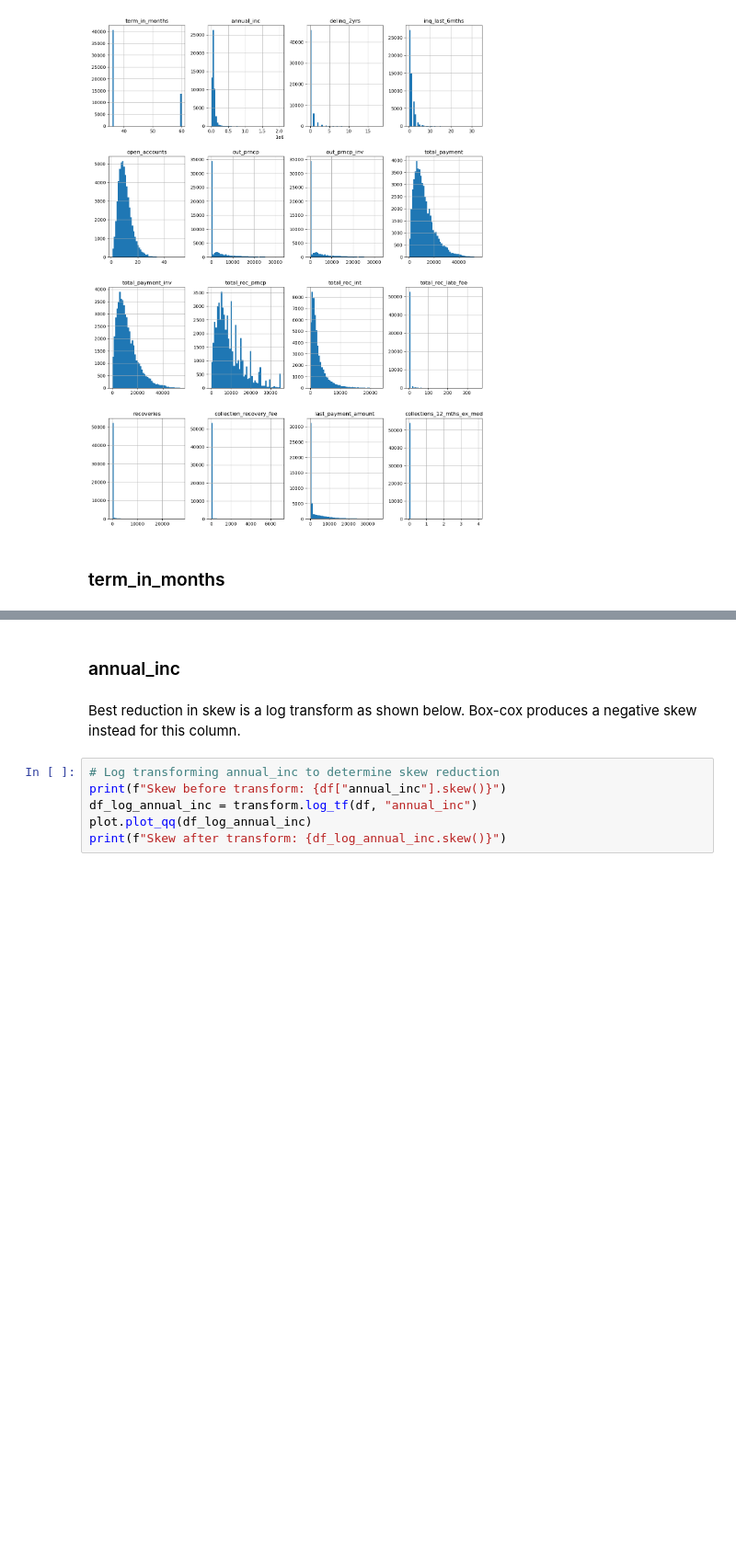
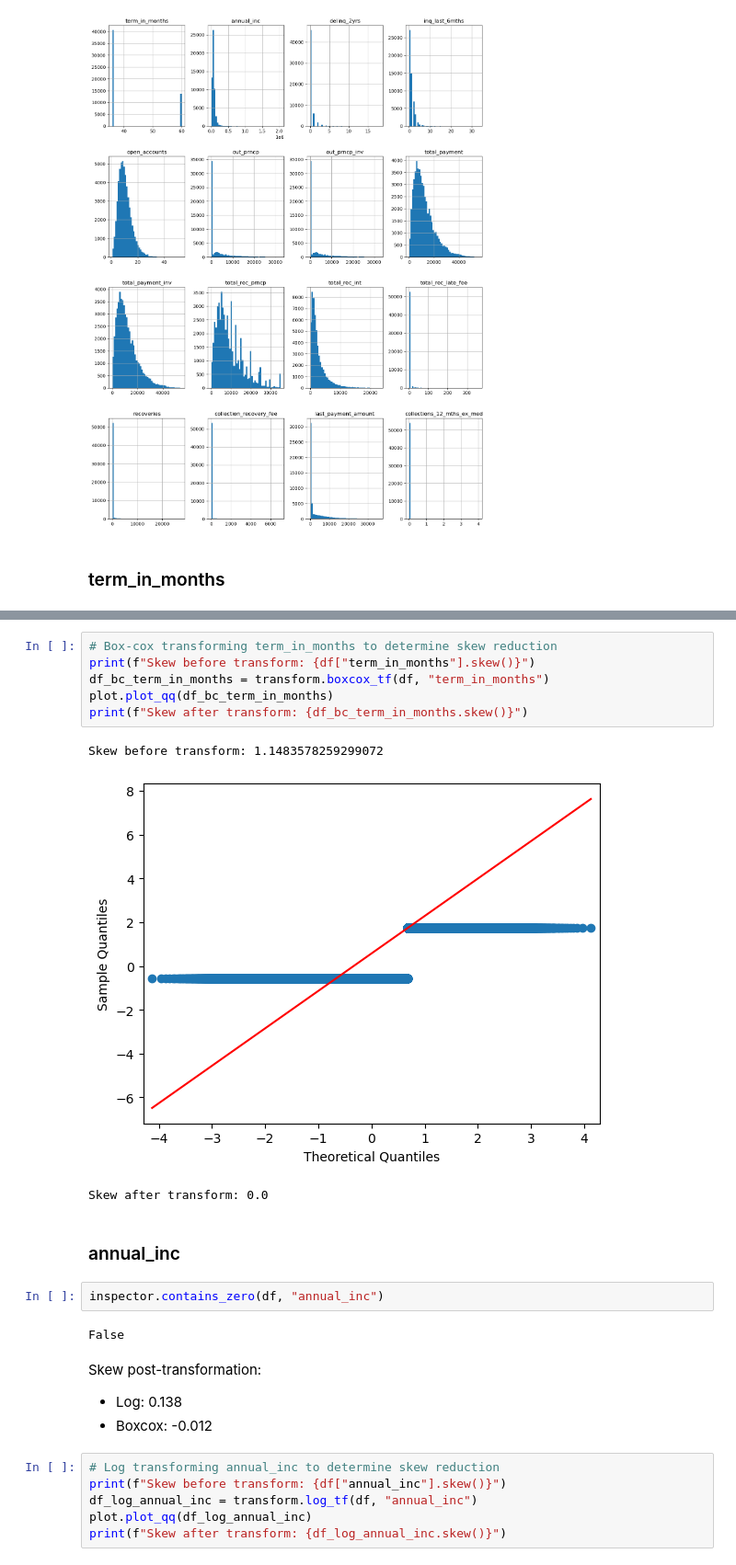
Before and after one commit to RyanCodeGit/exploratory-data-analysis---customer-loans-in-finance800, a Jupyter notebook: EDA.ipynb, the cells around one changed output, grey strips where cells are left out. Shown at 92% size. Cells and saved outputs as stored; diff of their text form; blank space fills up the shorter version.

```diff
--- a/EDA.ipynb
+++ b/EDA.ipynb
@@ -527,7 +547,23 @@ plot.multi_hist(df, skew_cols)
+# %%
+# Box-cox transforming term_in_months to determine skew reduction
+print(f"Skew before transform: {df["term_in_months"].skew()}")
+df_bc_term_in_months = transform.boxcox_tf(df, "term_in_months")
+plot.plot_qq(df_bc_term_in_months)
+print(f"Skew after transform: {df_bc_term_in_months.skew()}")
+# %% [output]
+Skew before transform: 1.1483578259299072
+[figure, added]
+Skew after transform: 0.0
 # %% [markdown]
 ### annual_inc
-# %% [markdown]
-Best reduction in skew is a log transform as shown below. Box-cox produces a negative skew instead for this column.
+# %%
+inspector.contains_zero(df, "annual_inc")
+# %% [output]
+False
+# %% [markdown]
+Skew post-transformation:
+- Log: 0.138
+- Boxcox: -0.012
 # %%
 # Log transforming annual_inc to determine skew reduction
 print(f"Skew before transform: {df["annual_inc"].skew()}")
```
Also changed, not shown: parts of 47 cells of this notebook, 1 other file.
